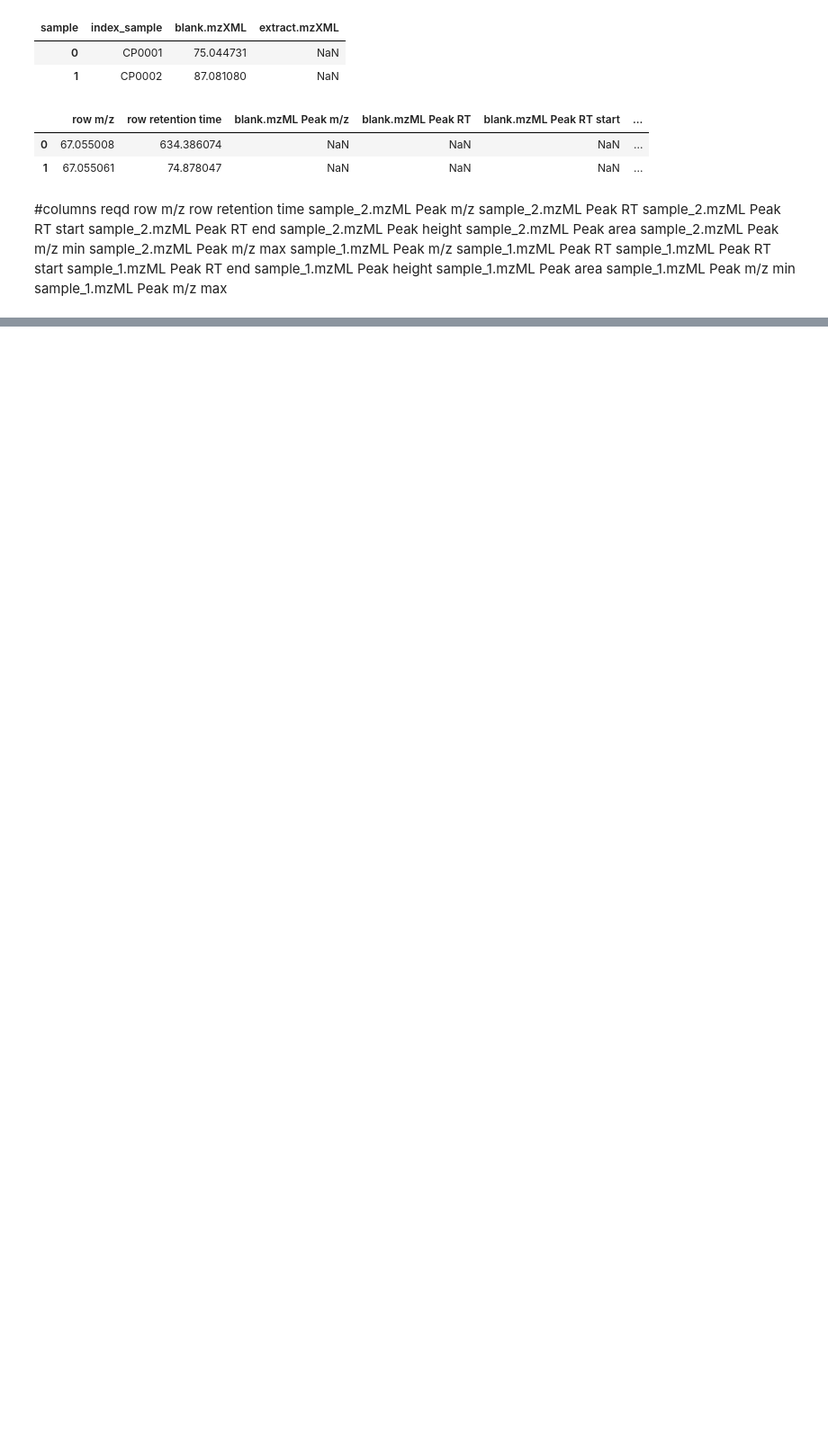
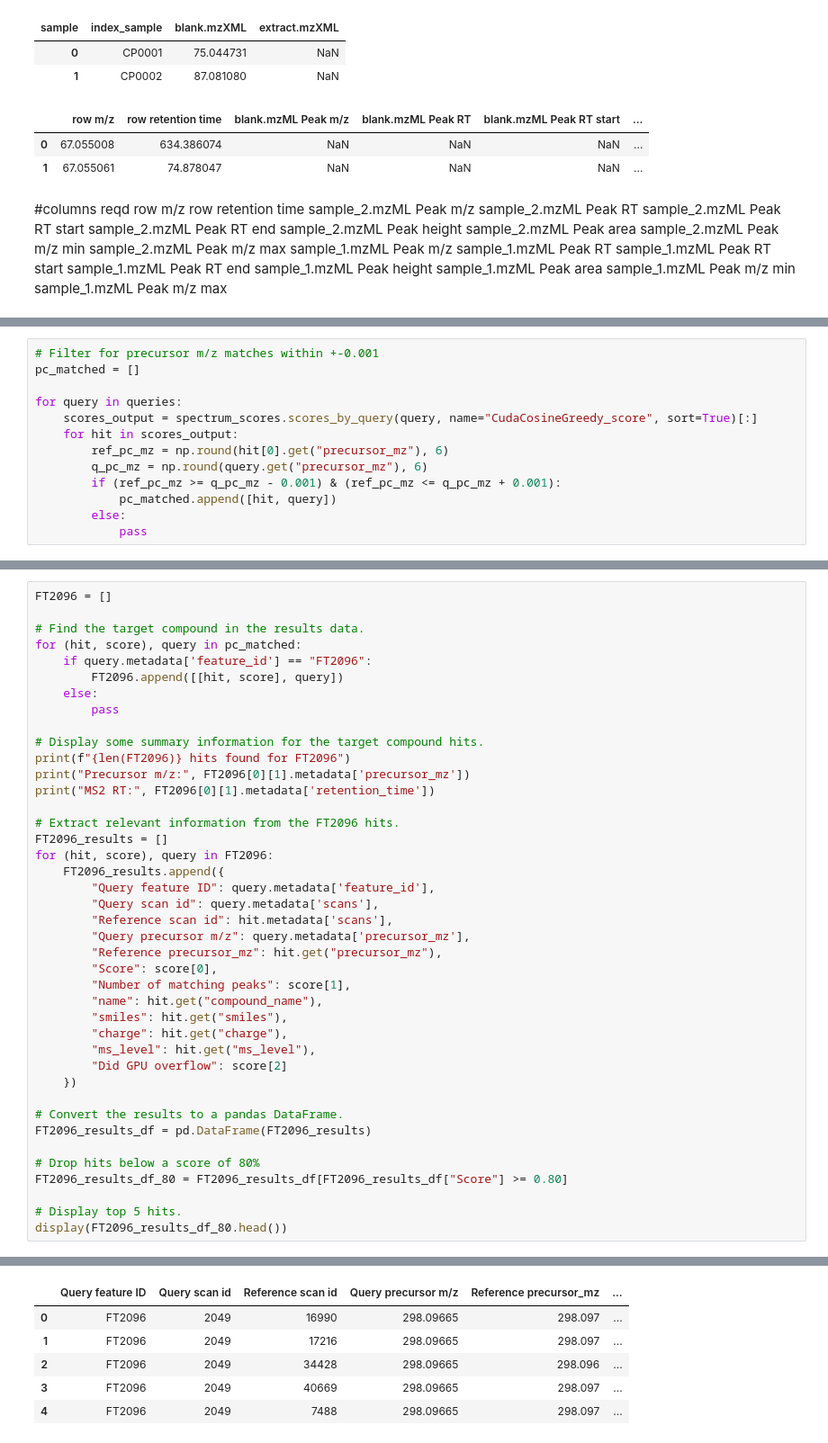
Before and after one commit to jonathan-hunter/Metabolomics-Pipeline, a Jupyter notebook: Docker/sync/metabolomics.ipynb, the cells around one changed output, grey strips where cells are left out. Shown at 90% size. Cells and saved outputs as stored; diff of their text form; blank space fills up the shorter version.

```diff
--- a/Docker/sync/metabolomics.ipynb
+++ b/Docker/sync/metabolomics.ipynb
@@ -1491,0 +1291,13 @@ plt.show()
+# %%
+# Filter for precursor m/z matches within +-0.001
+pc_matched = []
+
+for query in queries:
+    scores_output = spectrum_scores.scores_by_query(query, name="CudaCosineGreedy_score", sort=True)[:]
+    for hit in scores_output:
+        ref_pc_mz = np.round(hit[0].get("precursor_mz"), 6)
+        q_pc_mz = np.round(query.get("precursor_mz"), 6)
+        if (ref_pc_mz >= q_pc_mz - 0.001) & (ref_pc_mz <= q_pc_mz + 0.001):
+            pc_matched.append([hit, query])
+        else:
+            pass
@@ -1491,0 +1328,42 @@ plt.show()
+# %%
+FT2096 = []
+
+# Find the target compound in the results data.
+for (hit, score), query in pc_matched:
+    if query.metadata['feature_id'] == "FT2096":
+        FT2096.append([[hit, score], query])
+    else:
+        pass
+
+# Display some summary information for the target compound hits.
+print(f"{len(FT2096)} hits found for FT2096")
+print("Precursor m/z:", FT2096[0][1].metadata['precursor_mz'])
+print("MS2 RT:", FT2096[0][1].metadata['retention_time'])
+
+# Extract relevant information from the FT2096 hits.
+FT2096_results = []
+for (hit, score), query in FT2096:
+    FT2096_results.append({
+        "Query feature ID": query.metadata['feature_id'],
+        "Query scan id": query.metadata['scans'],
+        "Reference scan id": hit.metadata['scans'],
+        "Query precursor m/z": query.metadata['precursor_mz'],
+        "Reference precursor_mz": hit.get("precursor_mz"),
+        "Score": score[0],
+        "Number of matching peaks": score[1],
+        "name": hit.get("compound_name"),
+        "smiles": hit.get("smiles"),
+        "charge": hit.get("charge"),
+        "ms_level": hit.get("ms_level"),
+        "Did GPU overflow": score[2]
+    })
+
+# Convert the results to a pandas DataFrame.
+FT2096_results_df = pd.DataFrame(FT2096_results)
+
+# Drop hits below a score of 80%
+FT2096_results_df_80 = FT2096_results_df[FT2096_results_df["Score"] >= 0.80]
+
+# Display top 5 hits.
+display(FT2096_results_df_80.head())
+# %% [output]
@@ -1491,0 +1373,6 @@ plt.show()
+|  | Query feature ID | Query scan id | Reference scan id | Query precursor m/z | Reference precursor_mz | ... |
+| 0 | FT2096 | 2049 | 16990 | 298.09665 | 298.097 | ... |
+| 1 | FT2096 | 2049 | 17216 | 298.09665 | 298.097 | ... |
+| 2 | FT2096 | 2049 | 34428 | 298.09665 | 298.096 | ... |
+| 3 | FT2096 | 2049 | 40669 | 298.09665 | 298.097 | ... |
+| 4 | FT2096 | 2049 | 7488 | 298.09665 | 298.097 | ... |
```
Also changed, not shown: parts of 43 cells of this notebook, 1 other file.
